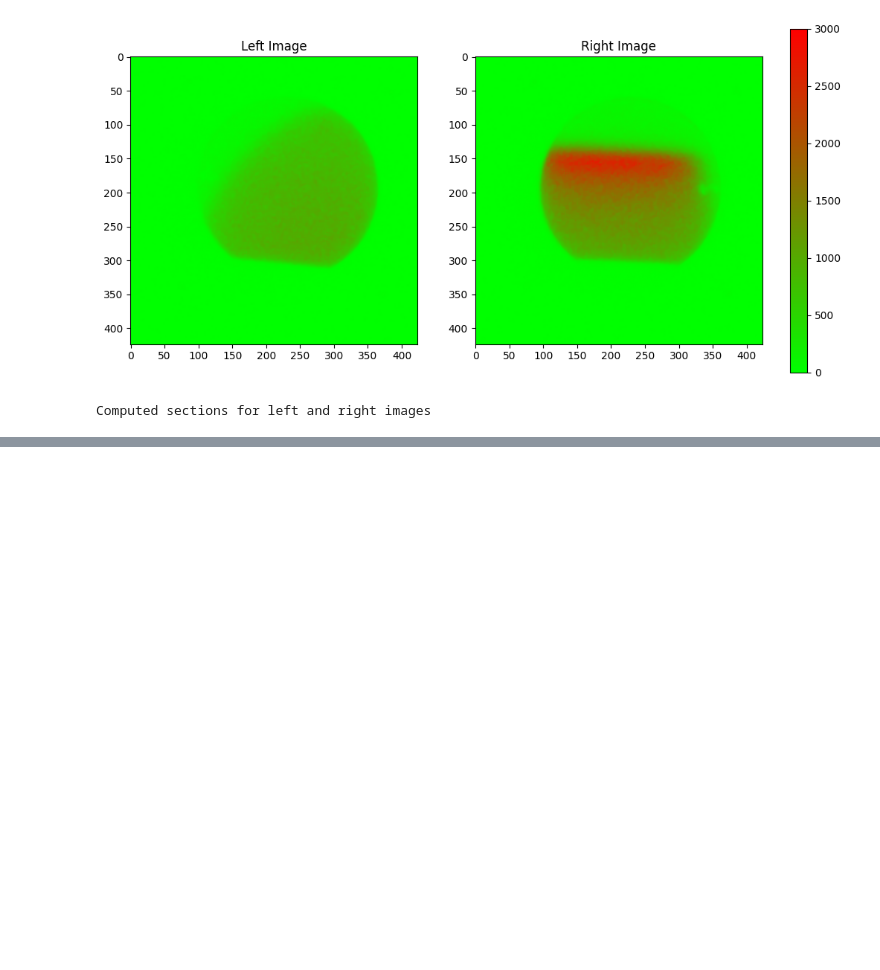
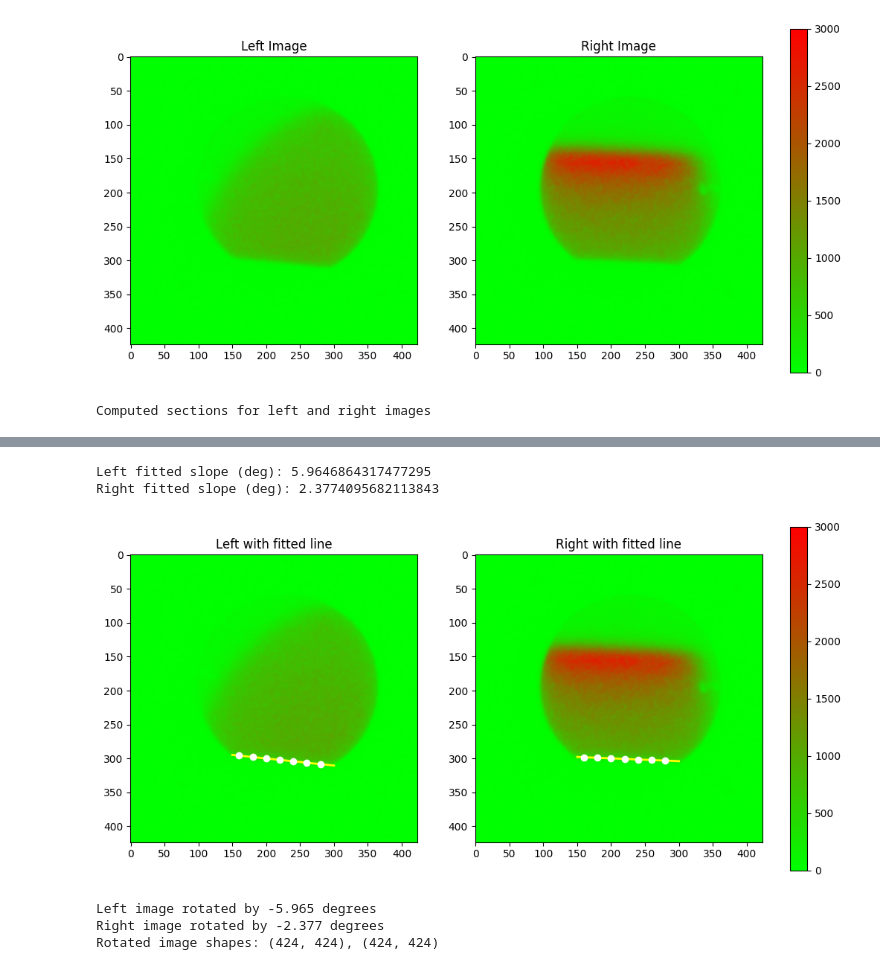
Before and after one commit to grzanka/osl_mb_foils, a Jupyter notebook: notebooks/playground/2025_10_09/0.2-lg-mb-foils-match.ipynb, the cells around one changed output, grey strips where cells are left out. Cells and saved outputs as stored; diff of their text form; code cells hidden in the pictures; blank space fills up the shorter version.

```diff
--- a/notebooks/playground/2025_10_09/0.2-lg-mb-foils-match.ipynb
+++ b/notebooks/playground/2025_10_09/0.2-lg-mb-foils-match.ipynb
@@ -281,0 +256,47 @@ Right x=260: interpolated val=393.66, threshold=400
+# %%
+# Compute and overlay fitted lines on images
+left_line = compute_edge_line(left_sections, robust=True)
+right_line = compute_edge_line(right_sections, robust=True)
+
+print('Left fitted slope (deg):', left_line.slope_deg if left_line else None)
+print('Right fitted slope (deg):', right_line.slope_deg if right_line else None)
+
+# function to overlay LineResult on existing overlay plot
+
+def overlay_line_on_images(left_img, right_img, left_line: LineResult, right_line: LineResult, x_range=None, color='lime'):
+    import numpy as np
+    import matplotlib.pyplot as plt
+    h, w = left_img.shape
+    if x_range is None:
+        x_range = (0, w-1)
+    xs_plot = np.array([x_range[0], x_range[1]])
+
+    fig, ax = plt.subplots(1, 2, figsize=(12, 6))
+    im0 = ax[0].imshow(left_img, cmap=custom_cmap, vmax=3000)
+    ax[0].set_title('Left with fitted line')
+    im1 = ax[1].imshow(right_img, cmap=custom_cmap, vmax=3000)
+    ax[1].set_title('Right with fitted line')
+
+    if left_line is not None:
+        y0 = left_line.slope * xs_plot[0] + left_line.intercept
+        y1 = left_line.slope * xs_plot[1] + left_line.intercept
+        ax[0].plot(xs_plot, [y0, y1], color=color, linewidth=2)
+        # mark used points
+        for (x, y) in left_line.used_points:
+            ax[0].plot(x, y, 'wo')
+    if right_line is not None:
+        y0 = right_line.slope * xs_plot[0] + right_line.intercept
+        y1 = right_line.slope * xs_plot[1] + right_line.intercept
+        ax[1].plot(xs_plot, [y0, y1], color=color, linewidth=2)
+        for (x, y) in right_line.used_points:
+            ax[1].plot(x, y, 'wo')
+
+    plt.colorbar(im1, ax=ax, fraction=0.046, pad=0.04)
+    plt.show()
+
+# Show overlay with lines
+overlay_line_on_images(left_image, right_image, left_line, right_line, x_range=(150, 300), color='yellow')
+# %% [output]
+Left fitted slope (deg): 5.9646864317477295
+Right fitted slope (deg): 2.3774095682113843
+[figure, added]
@@ -281,0 +327,12 @@ Right x=260: interpolated val=393.66, threshold=400
+# %%
+# Rotate both images using the calculated slope angles
+left_image_rotated = rotate_image_by_slope(left_image, left_line, order=3, cval=0.0)
+right_image_rotated = rotate_image_by_slope(right_image, right_line, order=3, cval=0.0)
+
+print(f'Left image rotated by {-left_line.slope_deg:.3f} degrees')
+print(f'Right image rotated by {-right_line.slope_deg:.3f} degrees')
+print(f'Rotated image shapes: {left_image_rotated.shape}, {right_image_rotated.shape}')
+# %% [output]
+Left image rotated by -5.965 degrees
+Right image rotated by -2.377 degrees
+Rotated image shapes: (424, 424), (424, 424)
```
Also changed, not shown: parts of 8 cells of this notebook.
